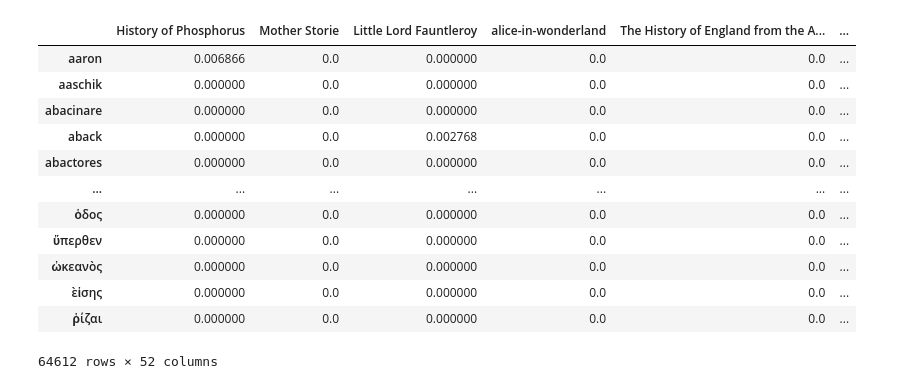
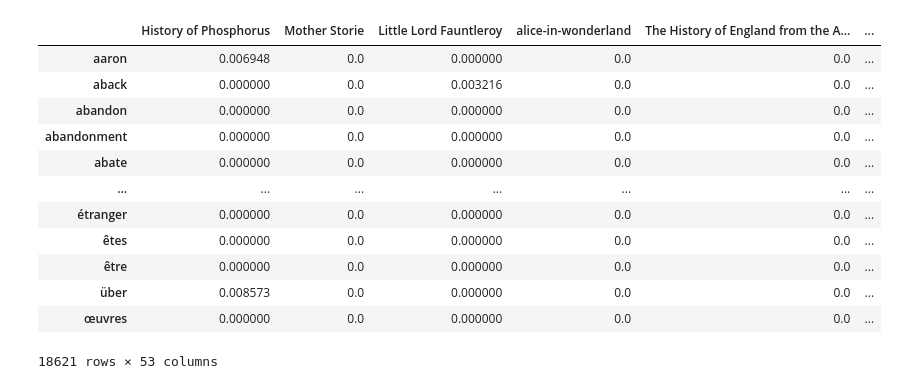
Before and after one commit to ImadEpi/Projects, a Jupyter notebook: Topic_modeling.ipynb, the cells around one changed output. Drawn from its saved outputs; the diff is of its cells as text; code cells hidden in the pictures.

```diff
--- a/Topic_modeling.ipynb
+++ b/Topic_modeling.ipynb
@@ -116,23 +121,23 @@ text_files = glob.glob(f"{directory_path}/*.txt")
 text_files = glob.glob("/users/imad/C-DAT-500-PAR-2-1-nlp-imad.bendada/*.txt")
 text_titles = [Path(text).stem for text in text_files]
 # %%
-vect = TfidfVectorizer(input='filename',min_df = 1, max_df = 0.3
+vect = TfidfVectorizer(input='filename',min_df = 2, max_df = 0.6
 
                        , stop_words='english')
 vect_text = vect.fit_transform(text_files)
 df = pd.DataFrame(vect_text.toarray(), index=text_titles, columns=vect.get_feature_names()).T
 df
 # %% [output]
 |  | History of Phosphorus | Mother Storie | Little Lord Fauntleroy | alice-in-wonderland | The History of England from the A... | ... |
-| aaron | 0.006866 | 0.0 | 0.000000 | 0.0 | 0.0 | ... |
-| aaschik | 0.000000 | 0.0 | 0.000000 | 0.0 | 0.0 | ... |
-| abacinare | 0.000000 | 0.0 | 0.000000 | 0.0 | 0.0 | ... |
-| aback | 0.000000 | 0.0 | 0.002768 | 0.0 | 0.0 | ... |
-| abactores | 0.000000 | 0.0 | 0.000000 | 0.0 | 0.0 | ... |
+| aaron | 0.006948 | 0.0 | 0.000000 | 0.0 | 0.0 | ... |
+| aback | 0.000000 | 0.0 | 0.003216 | 0.0 | 0.0 | ... |
+| abandon | 0.000000 | 0.0 | 0.000000 | 0.0 | 0.0 | ... |
+| abandonment | 0.000000 | 0.0 | 0.000000 | 0.0 | 0.0 | ... |
+| abate | 0.000000 | 0.0 | 0.000000 | 0.0 | 0.0 | ... |
 | ... | ... | ... | ... | ... | ... | ... |
-| ὁδος | 0.000000 | 0.0 | 0.000000 | 0.0 | 0.0 | ... |
-| ὕπερθεν | 0.000000 | 0.0 | 0.000000 | 0.0 | 0.0 | ... |
-| ὠκεανὸς | 0.000000 | 0.0 | 0.000000 | 0.0 | 0.0 | ... |
-| ὲἱσης | 0.000000 | 0.0 | 0.000000 | 0.0 | 0.0 | ... |
-| ῥίζαι | 0.000000 | 0.0 | 0.000000 | 0.0 | 0.0 | ... |
+| étranger | 0.000000 | 0.0 | 0.000000 | 0.0 | 0.0 | ... |
+| êtes | 0.000000 | 0.0 | 0.000000 | 0.0 | 0.0 | ... |
+| être | 0.000000 | 0.0 | 0.000000 | 0.0 | 0.0 | ... |
+| über | 0.008573 | 0.0 | 0.000000 | 0.0 | 0.0 | ... |
+| œuvres | 0.000000 | 0.0 | 0.000000 | 0.0 | 0.0 | ... |
-64612 rows × 52 columns
+18621 rows × 53 columns
```
Also changed, not shown: parts of 16 cells of this notebook.
